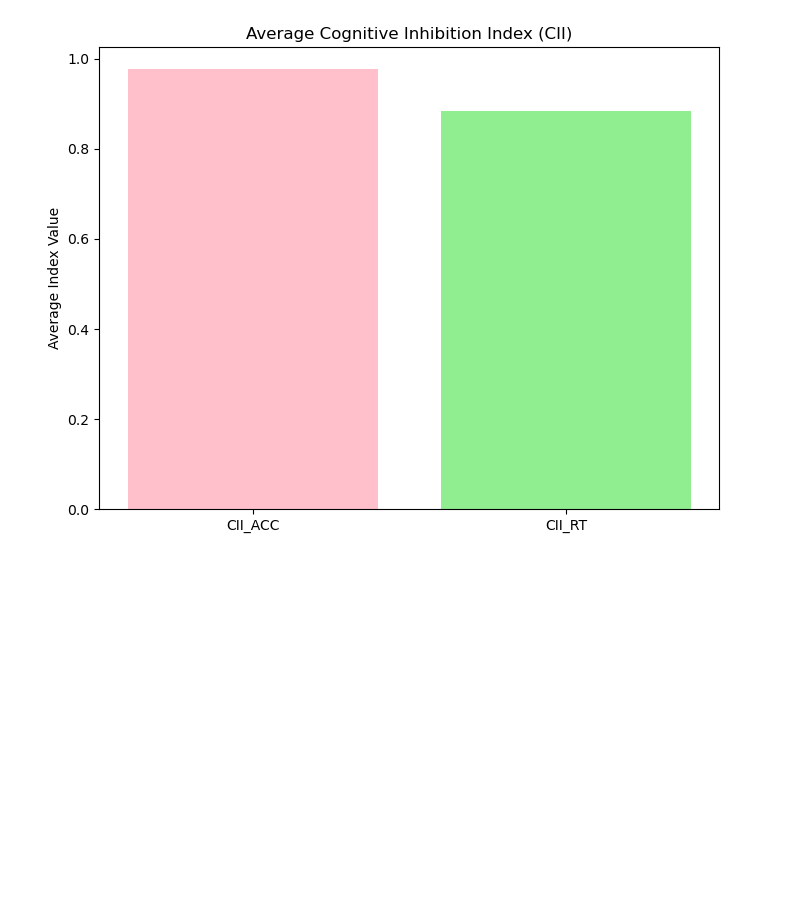
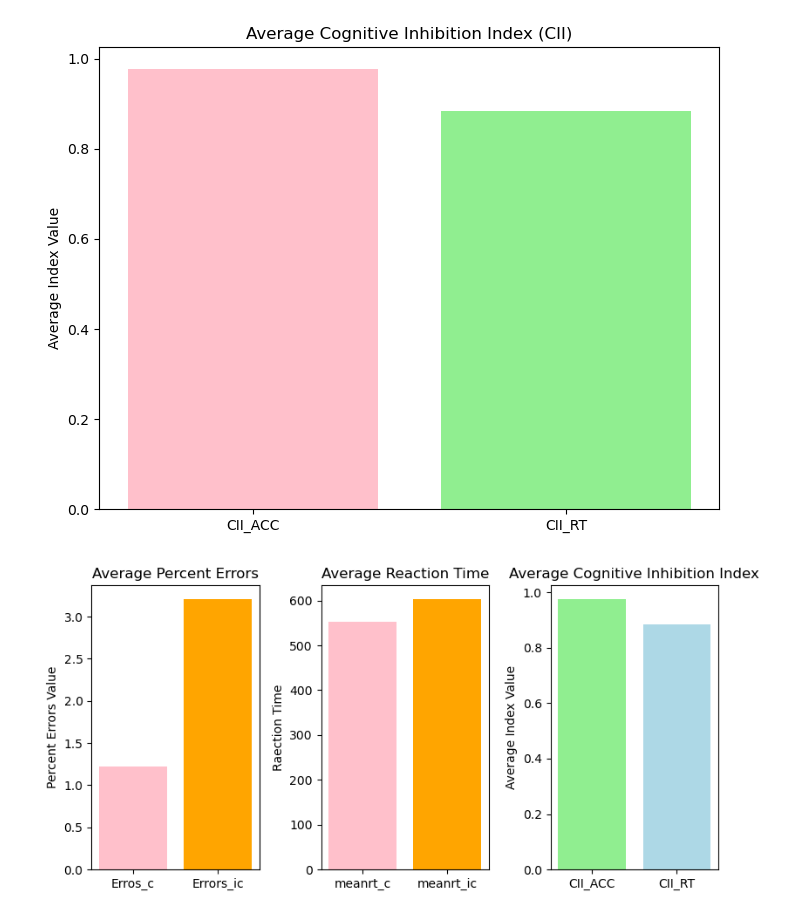
Before and after one commit to MBrigita/the-influence-of-social-media-on-cognitive-control-and-risk-taking, a Jupyter notebook: flanker.ipynb, the cells around one changed output. Saved outputs shown, nothing was run; the diff lists cells and outputs as text; code cells hidden in the pictures; blank space fills up the shorter version.

Commit message:
analysis of errors and reaction times

```diff
--- a/flanker.ipynb
+++ b/flanker.ipynb
@@ -197,6 +198,47 @@ plt.title('Average Cognitive Inhibition Index (CII)')
 plt.show()
 # %% [output]
 [figure]
+# %%
+columns_errors = ['percenterrors_c','percenterrors_ic']
+columns_reaction_time = ['meanrt_c','meanrt_ic']
+
+# Calculate the average pecent errors and raction times
+average_errors = [df_f[f"{column}"].mean() for column in columns_errors]
+average_rt = [df_f[f"{column}"].mean() for column in columns_reaction_time]
+
+# Create subplots
+fig, axes = plt.subplots(1, 3, figsize=(8, 4))
+
+# Plot the average percent errors
+axes[0].bar(['Erros_c','Errors_ic'], average_errors, color=['pink', 'orange'])
+axes[0].set_ylabel('Percent Errors Value')
+axes[0].set_title('Average Percent Errors')
+
+# Plot the average reaction times
+axes[1].bar(columns_reaction_time, average_rt, color=['pink', 'orange'])
+axes[1].set_ylabel('Raection Time')
+axes[1].set_title('Average Reaction Time')
+
+# Calculate the average CII_ACC and CII_RT
+average_cii_acc = df_f['CII_ACC'].mean()
+average_cii_rt = df_f['CII_RT'].mean()
+
+# Plot the average CII_ACC and CII_RT
+labels = ['CII_ACC', 'CII_RT']
+averages = [average_cii_acc, average_cii_rt]
+
+axes[2].bar(labels, averages, color=['lightgreen', 'lightblue'])
+axes[2].set_ylabel('Average Index Value')
+axes[2].set_title('Average Cognitive Inhibition Index')
+
+
+# Adjust layout to prevent overlap
+plt.tight_layout()
+
+# Show the plots
+plt.show()
+# %% [output]
+[figure, added]
 # %%
 # Apply the formulas to each row in the original data frame
 flanker['CII_ACC'] = flanker.apply(lambda row: calculate_cii_acc(row['percenterrors_c'], row['percenterrors_ic']), axis=1)
```
Also changed, not shown: parts of 2 cells of this notebook.
